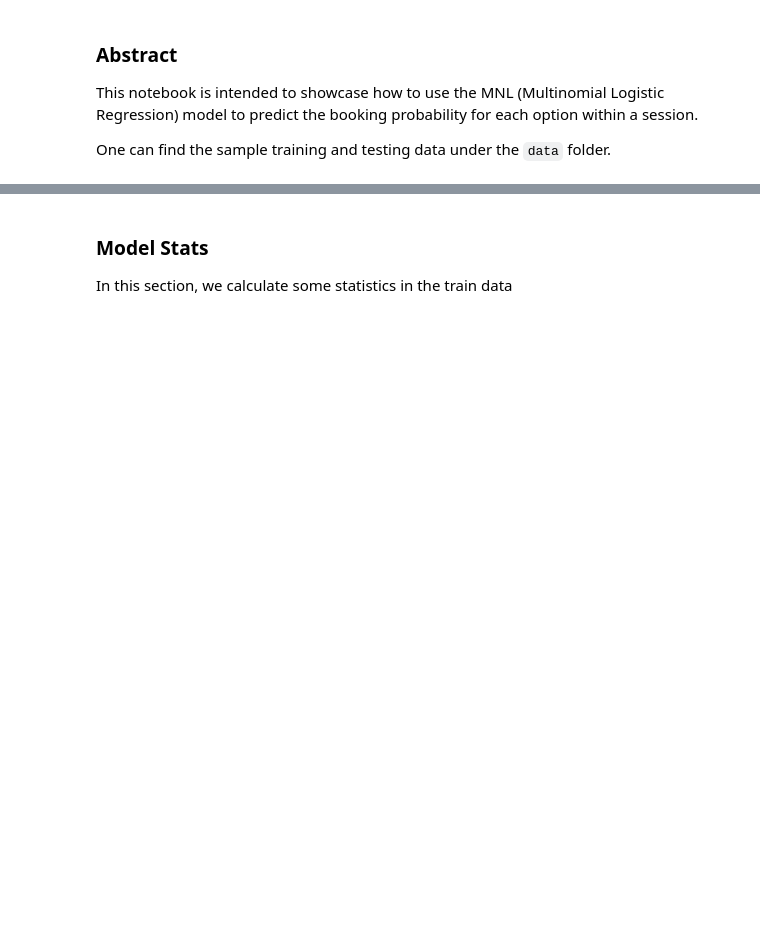
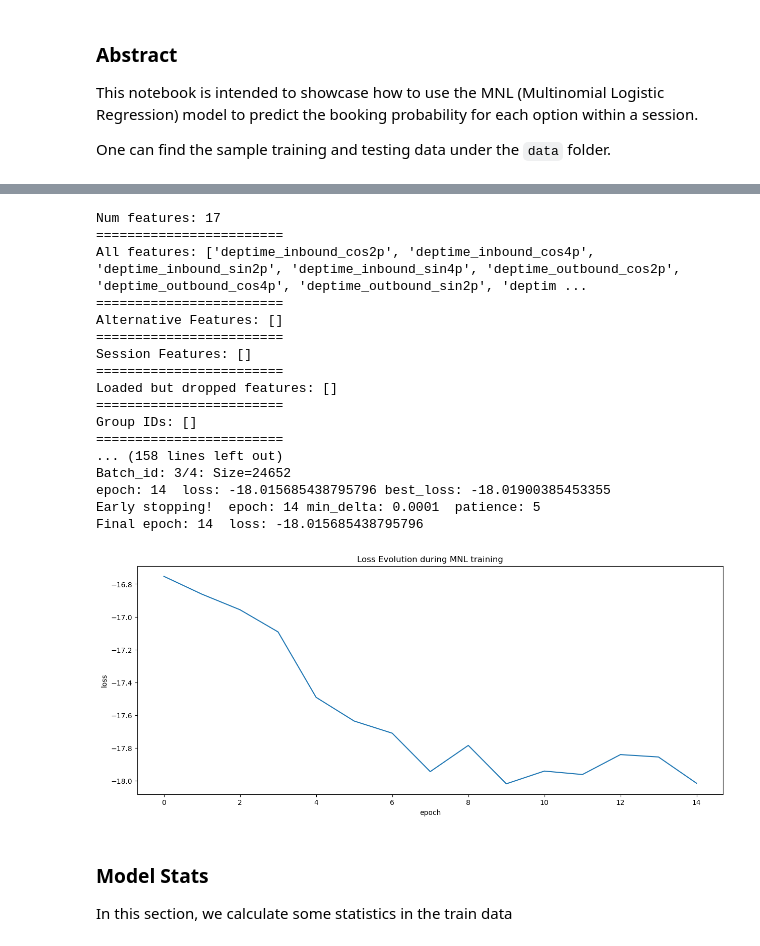
Before and after one commit to campurol/Multinomial-Logistic-Regression, a Jupyter notebook: demo.ipynb, the cells around one changed output, grey strips where cells are left out. Drawn from its saved outputs; the diff is of its cells as text; code cells hidden in the pictures; blank space fills up the shorter version.

```diff
--- a/demo.ipynb
+++ b/demo.ipynb
@@ -66,7 +69,7 @@ TRAIN_CONFIG = {
 
 
     # indicates the number of sessions included in each batch
-    'batch_size': 1
+    'batch_size': 500,
 
     #maximum number of epochs
     'epochs': 20,
@@ -93,27 +96,44 @@ TRAIN_CONFIG = {
 # %%
 # set random seed for reproduceability
 np.random.seed(17)
 torch.manual_seed(17)
 
 df_train = pd.read_csv('data/train_SINBKK_RT_B.csv')
 
 # Create a brand-new model
 from contextlib import redirect_stdout
 
-with open('out.txt', 'w') as f:
-    with redirect_stdout(f):
-        model_tuple, loss_list = run_training(df_training=df_train, train_config=TRAIN_CONFIG)
+model_tuple, loss_list = run_training(df_training=df_train, train_config=TRAIN_CONFIG)
 
 # Continue training on the existing model
 model_tuple, loss_list = run_training(df_training=df_train, train_config=TRAIN_CONFIG, model_tuple=model_tuple)
 
 
 # unzip the tuple
 (model, loss, optimizer) = model_tuple
 
 
 # plot the evolution of loss
 plot_loss(loss_list)
+# %% [output]
+Num features: 17
+========================
+All features: ['deptime_inbound_cos2p', 'deptime_inbound_cos4p', 'deptime_inbound_sin2p', 'deptime_inbound_sin4p', 'deptime_outbound_cos2p', 'deptime_outbound_cos4p', 'deptime_outbound_sin2p', 'deptim ...
+========================
+Alternative Features: []
+========================
+Session Features: []
+========================
+Loaded but dropped features: []
+========================
+Group IDs: []
+========================
+... (158 lines left out)
+Batch_id: 3/4: Size=24652
+epoch: 14  loss: -18.015685438795796 best_loss: -18.01900385453355
+Early stopping!  epoch: 14 min_delta: 0.0001  patience: 5
+Final epoch: 14  loss: -18.015685438795796
+[figure, added]
 # %% [markdown]
 ### Model Stats
 
```
Also changed, not shown: parts of 24 cells of this notebook, 5 other files.
